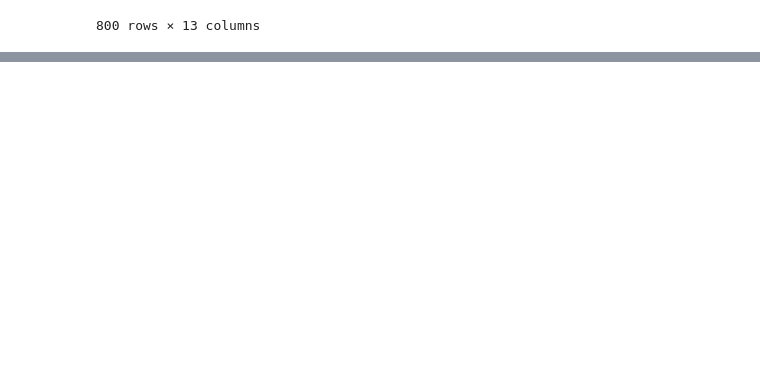
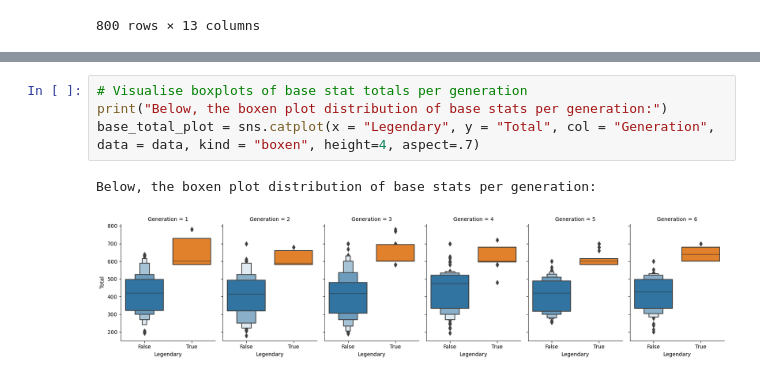
Before and after one commit to LiamLeGoffic/SPLEX_Project, a Jupyter notebook: pokemon_analysis_final.ipynb, the cells around one changed output, grey strips where cells are left out. Cells and saved outputs as stored; diff of their text form; blank space fills up the shorter version.

```diff
--- a/pokemon_analysis_final.ipynb
+++ b/pokemon_analysis_final.ipynb
@@ -91,0 +103,7 @@ The average base stat total for legendaries and non legendaries is respectively
+# %%
+# Visualise boxplots of base stat totals per generation
+print("Below, the boxen plot distribution of base stats per generation:")
+base_total_plot = sns.catplot(x = "Legendary", y = "Total", col = "Generation", data = data, kind = "boxen", height=4, aspect=.7)
+# %% [output]
+Below, the boxen plot distribution of base stats per generation:
+[figure, added]
```
Also changed, not shown: parts of 8 cells of this notebook.
